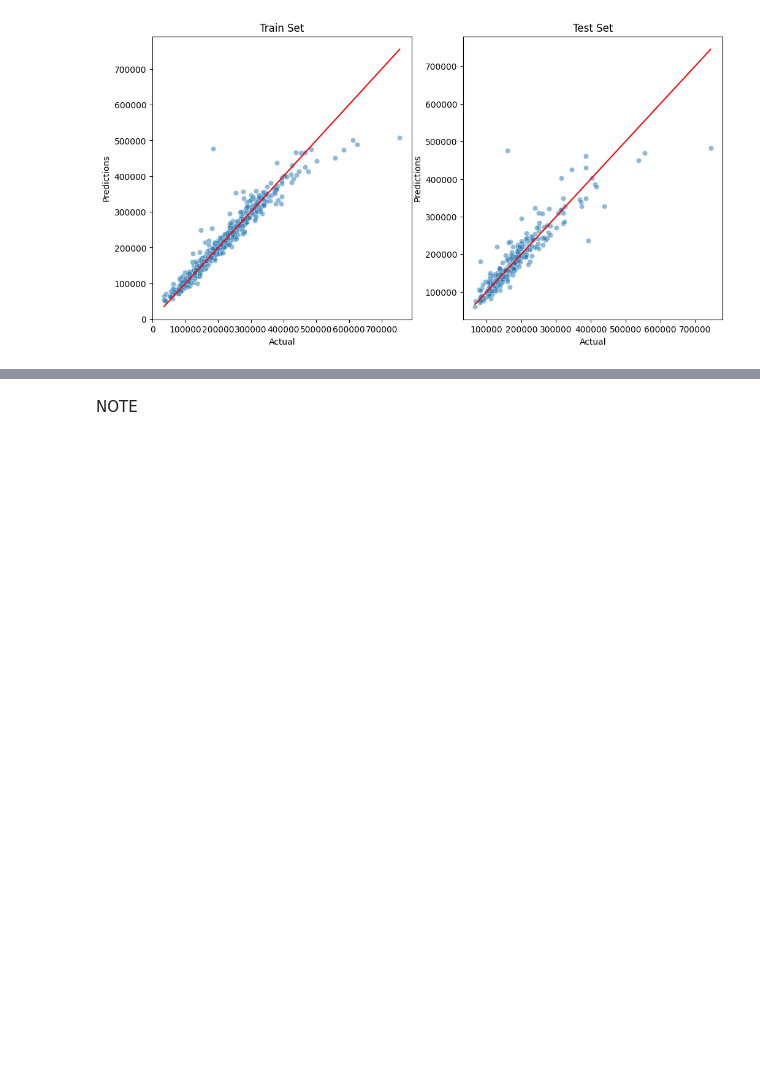
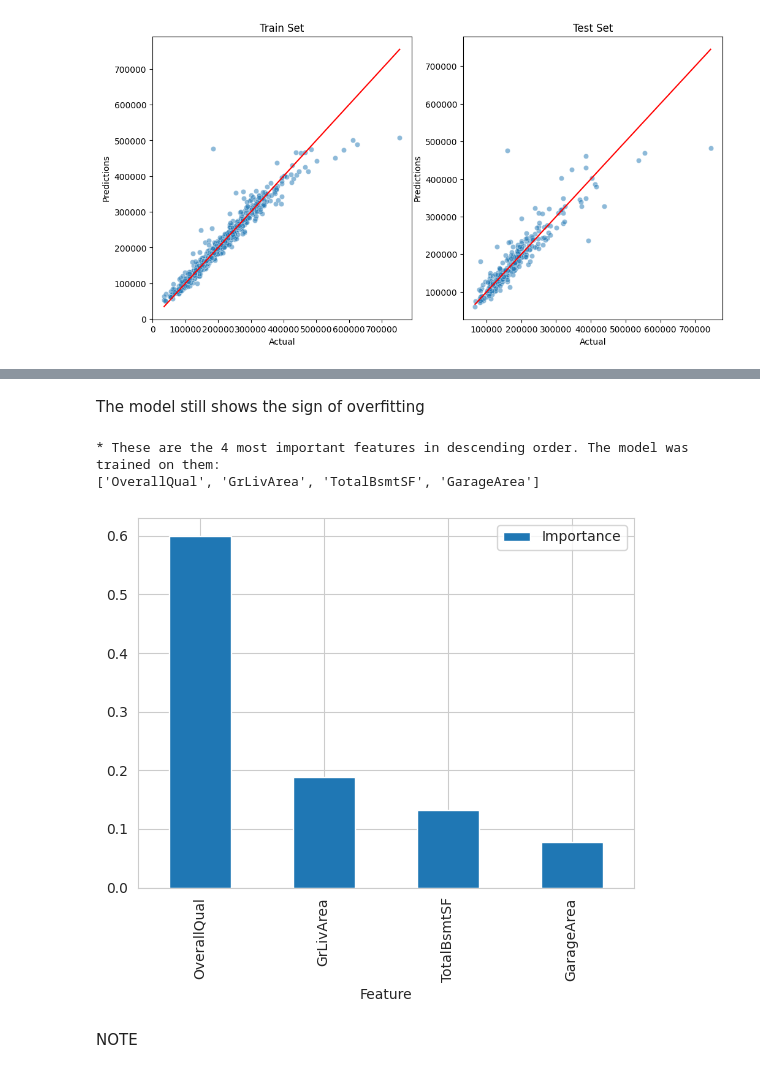
Before and after one commit to ysgurjar/pp5_project_heritage_housing, a Jupyter notebook: jupyter_notebooks/05.modelling_and_evaluation.ipynb, the cells around one changed output, grey strips where cells are left out. Cells and saved outputs as stored; diff of their text form; code cells hidden in the pictures; blank space fills up the shorter version.

Commit message:
feat: add most important features

```diff
--- a/jupyter_notebooks/05.modelling_and_evaluation.ipynb
+++ b/jupyter_notebooks/05.modelling_and_evaluation.ipynb
@@ -415,3 +508,37 @@ R2 score for Train set is 0.94 and for Test set is 0.81 , both of them are above
+# %% [markdown]
+The model still shows the sign of overfitting
+# %%
+import matplotlib.pyplot as plt
+import seaborn as sns
+sns.set_style('whitegrid')
+
+# after data cleaning and feature engineering, the features may have changes
+# how many data cleaning and feature engineering steps does your pipeline have?
+data_cleaning_feat_eng_steps = 6
+columns_after_data_cleaning_feat_eng = (Pipeline(best_regressor_pipeline.steps[:data_cleaning_feat_eng_steps])
+                                        .transform(X_train)
+                                        .columns)
+
+best_features = columns_after_data_cleaning_feat_eng[best_regressor_pipeline['feat_selection'].get_support(
+)].to_list()
+
+# create DataFrame to display feature importance
+df_feature_importance = (pd.DataFrame(data={
+    'Feature': columns_after_data_cleaning_feat_eng[best_regressor_pipeline['feat_selection'].get_support()],
+    'Importance': best_regressor_pipeline['model'].feature_importances_})
+    .sort_values(by='Importance', ascending=False)
+)
+
+# Most important features statement and plot
+print(f"* These are the {len(best_features)} most important features in descending order. "
+      f"The model was trained on them: \n{df_feature_importance['Feature'].to_list()}")
+
+df_feature_importance.plot(kind='bar', x='Feature', y='Importance')
+plt.show()
+# %% [output]
+* These are the 4 most important features in descending order. The model was trained on them:
+['OverallQual', 'GrLivArea', 'TotalBsmtSF', 'GarageArea']
+[figure, added]
 # %% [markdown]
 NOTE
 # %% [markdown]
```
Also changed, not shown: parts of 11 cells of this notebook, 1 other file.
